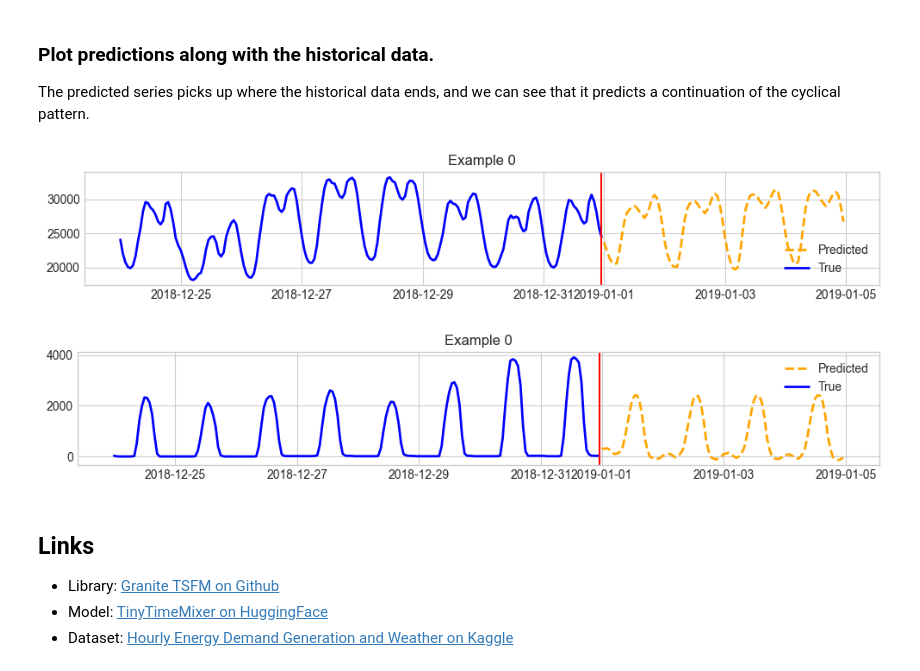
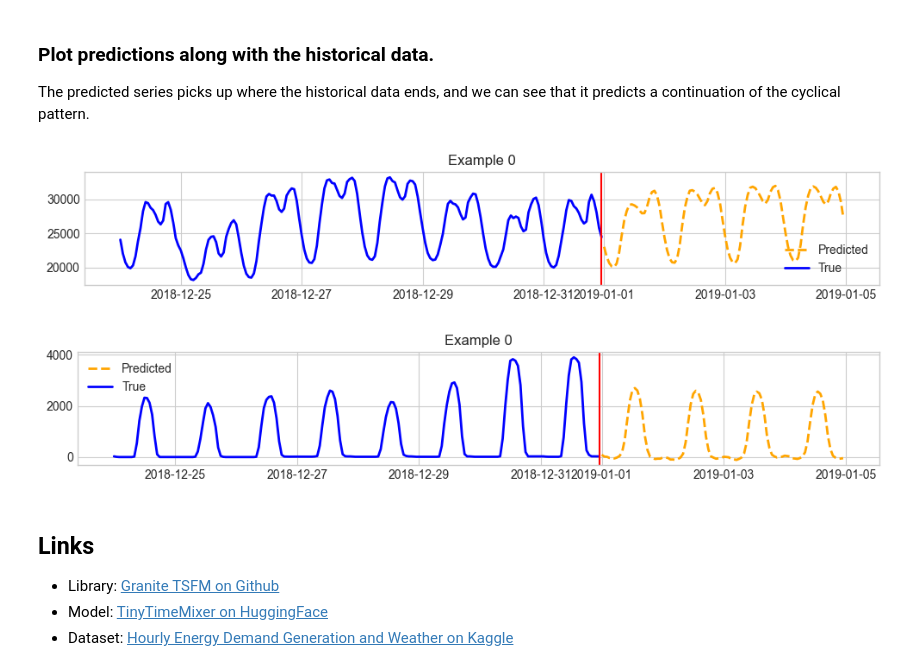
Before and after one commit to ibm-granite-community/granite-timeseries-cookbook, a Jupyter notebook: recipes/Time_Series/Few-shot_Finetuning_and_Evaluation.ipynb, the cells around one changed output. Drawn from its saved outputs; the diff is of its cells as text; code cells hidden in the pictures.

```diff
--- a/recipes/Time_Series/Few-shot_Finetuning_and_Evaluation.ipynb
+++ b/recipes/Time_Series/Few-shot_Finetuning_and_Evaluation.ipynb
@@ -95,3 +122,5 @@ input_df.tail()
+# %%
+input_df = input_df.merge(exog_df, left_on=timestamp_column, right_on=exog_timestamp_column)
 # %% [markdown]
 ### Plot a segment of the target series
 
@@ -157,8 +187,14 @@ The TTM model is hosted on [HuggingFace](https://huggingface.co/ibm-granite/gran
 # %%
 # Instantiate the model.
+set_seed(42)
 finetune_forecast_model = TinyTimeMixerForPrediction.from_pretrained(
-  "ibm-granite/granite-timeseries-ttm-v1", # Name of the model on HuggingFace.
-  num_input_channels=len(target_columns), # Number of input columns.
+    "ibm-granite/granite-timeseries-ttm-v1",  # Name of the model on HuggingFace.
+    num_input_channels=tsp.num_input_channels,
+    prediction_channel_indices=tsp.prediction_channel_indices,
+    exogenous_channel_indices=tsp.exogenous_channel_indices,
+    fcm_use_mixer=True,
+    fcm_context_length=10,
+    enable_forecast_channel_mixing=True,
     decoder_mode="mix_channel",
 )
 # %% [output]
@@ -192,9 +228,10 @@ Number of params after freezing the backbone 290264
 Configure a Trainer for use in fine-tuning and evaluating the model.
 # %%
 # Important parameters
-learning_rate = 0.001
-num_epochs = 1  # Ideally, we need more epochs (try offline preferably in a gpu for faster computation)
-batch_size = 64
+learning_rate: float = 0.0001
+num_epochs: int = 200
+patience: int = 2
+batch_size: int = 256
 
 print(f"Using learning rate = {learning_rate}")
 finetune_forecast_args = TrainingArguments(
@@ -215,12 +252,13 @@ finetune_forecast_args = TrainingArguments(
     load_best_model_at_end=True,  # Load the best model when training ends
     metric_for_best_model="eval_loss",  # Metric to monitor for early stopping
     greater_is_better=False,  # For loss
+    use_cpu=finetune_forecast_model.device.type != "cuda",
 )
 
 # Create the early stopping callback
 early_stopping_callback = EarlyStoppingCallback(
-    early_stopping_patience=10,  # Number of epochs with no improvement after which to stop
-    early_stopping_threshold=0.0,  # Minimum improvement required to consider as improvement
+    early_stopping_patience=patience,  # Number of epochs with no improvement after which to stop
+    early_stopping_threshold=0.00001,  # Minimum improvement required to consider as improvement
 )
 tracking_callback = TrackingCallback()
 
@@ -331,11 +411,11 @@ historical_df = input_df.iloc[-context_length:].copy()
 pipeline = TimeSeriesForecastingPipeline(
     finetune_forecast_trainer.model,
     feature_extractor=tsp,
-    device="cpu", # Specify your local GPU or CPU.
+    device="cpu",  # Specify your local GPU or CPU.
 )
 
 # Make a forecast on the target column given the input data.
-zeroshot_forecast = pipeline(historical_df)
-zeroshot_forecast.tail()
+future_forecast = pipeline(historical_df)
+future_forecast.tail()
 # %% [output]
 |  | time | total load actual_prediction | generation solar_prediction | total load actual | generation solar |
@@ -347,27 +427,25 @@ The predicted series picks up where the historical data ends, and we can see tha
 # %%
 # Pre-cast the timestamp to avoid future dtype inference changes
 historical_df[timestamp_column] = pd.to_datetime(historical_df[timestamp_column])
 
 # Plot the historical data and predicted series.
 plot_predictions(
     input_df=historical_df,
-    predictions_df=zeroshot_forecast,
-    freq="h",
+    predictions_df=future_forecast,
+    freq=tsp.freq,
     timestamp_column=timestamp_column,
     channel=target_columns[0],
-    indices=[0],
 )
 plot_predictions(
     input_df=historical_df,
-    predictions_df=zeroshot_forecast,
-    freq="h",
+    predictions_df=future_forecast,
+    freq=tsp.freq,
     timestamp_column=timestamp_column,
     channel=target_columns[1],
-    indices=[0],
 )
 # %% [output]
-[figure, old version]
+[figure, new version]
-[figure, old version]
+[figure, new version]
 # %% [markdown]
 ## Links
 * Library: [Granite TSFM on Github](https://github.com/ibm-granite/granite-tsfm)
```
Also changed, not shown: parts of 24 cells of this notebook.
